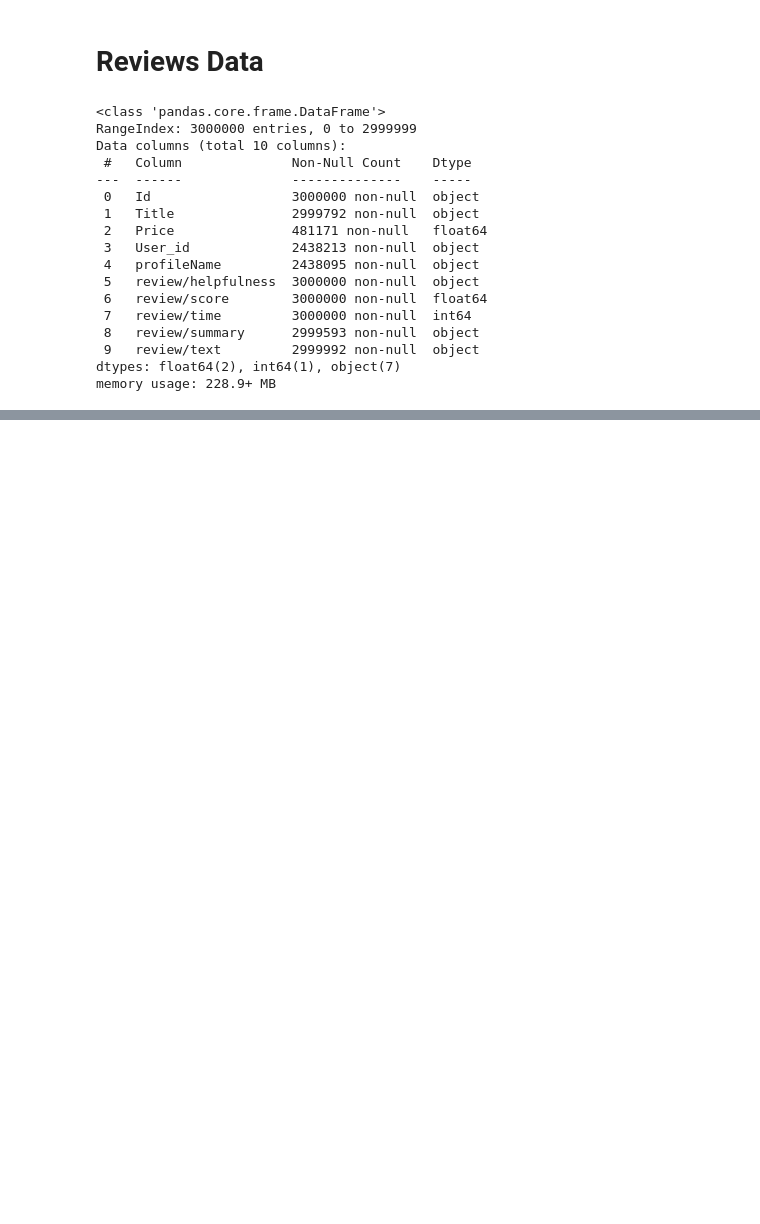
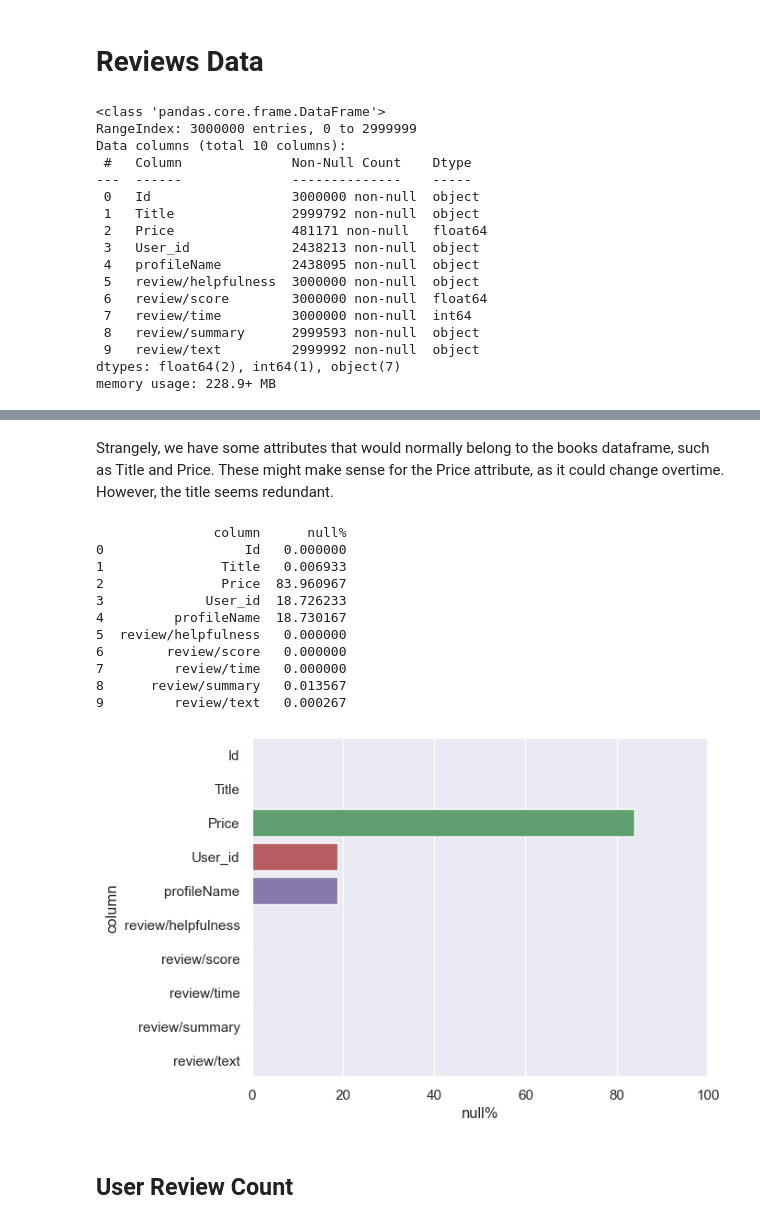
Before and after one commit to NicolasDue/book-recommender, a Jupyter notebook: notebooks/T1-First_EDA.ipynb, the cells around one changed output, grey strips where cells are left out. Cells and saved outputs as stored; diff of their text form; code cells hidden in the pictures; blank space fills up the shorter version.

```diff
--- a/notebooks/T1-First_EDA.ipynb
+++ b/notebooks/T1-First_EDA.ipynb
@@ -237,0 +268,19 @@ reviews_data.sample(3)
+# %% [markdown]
+Strangely, we have some attributes that would normally belong to the books dataframe, such as Title and Price. These might make sense for the Price attribute, as it could change overtime. However, the title seems redundant.
+# %%
+generate_null_viz(reviews_data)
+# %% [output]
+               column      null%
+0                  Id   0.000000
+1               Title   0.006933
+2               Price  83.960967
+3             User_id  18.726233
+4         profileName  18.730167
+5  review/helpfulness   0.000000
+6        review/score   0.000000
+7         review/time   0.000000
+8      review/summary   0.013567
+9         review/text   0.000267
+[figure, added]
+# %% [markdown]
+## User Review Count
```
Also changed, not shown: parts of 24 cells of this notebook.
